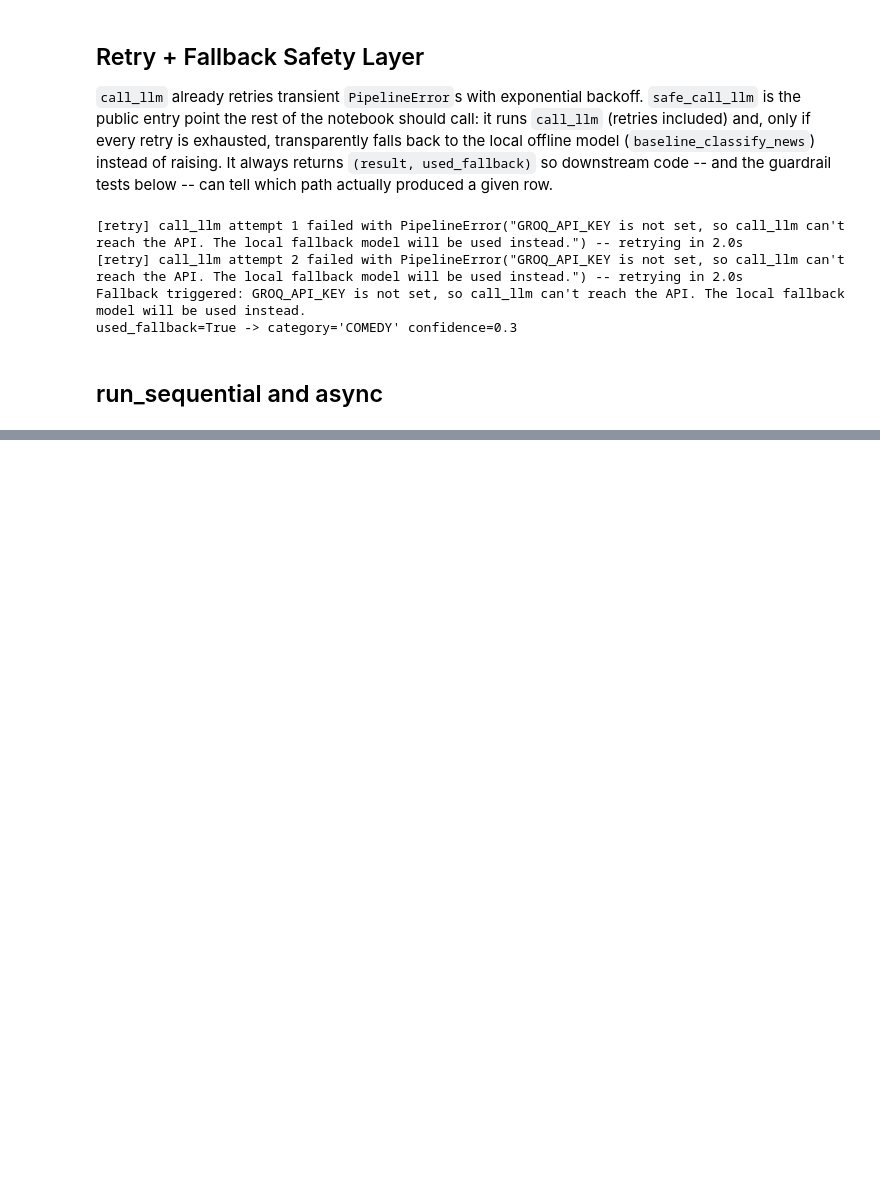
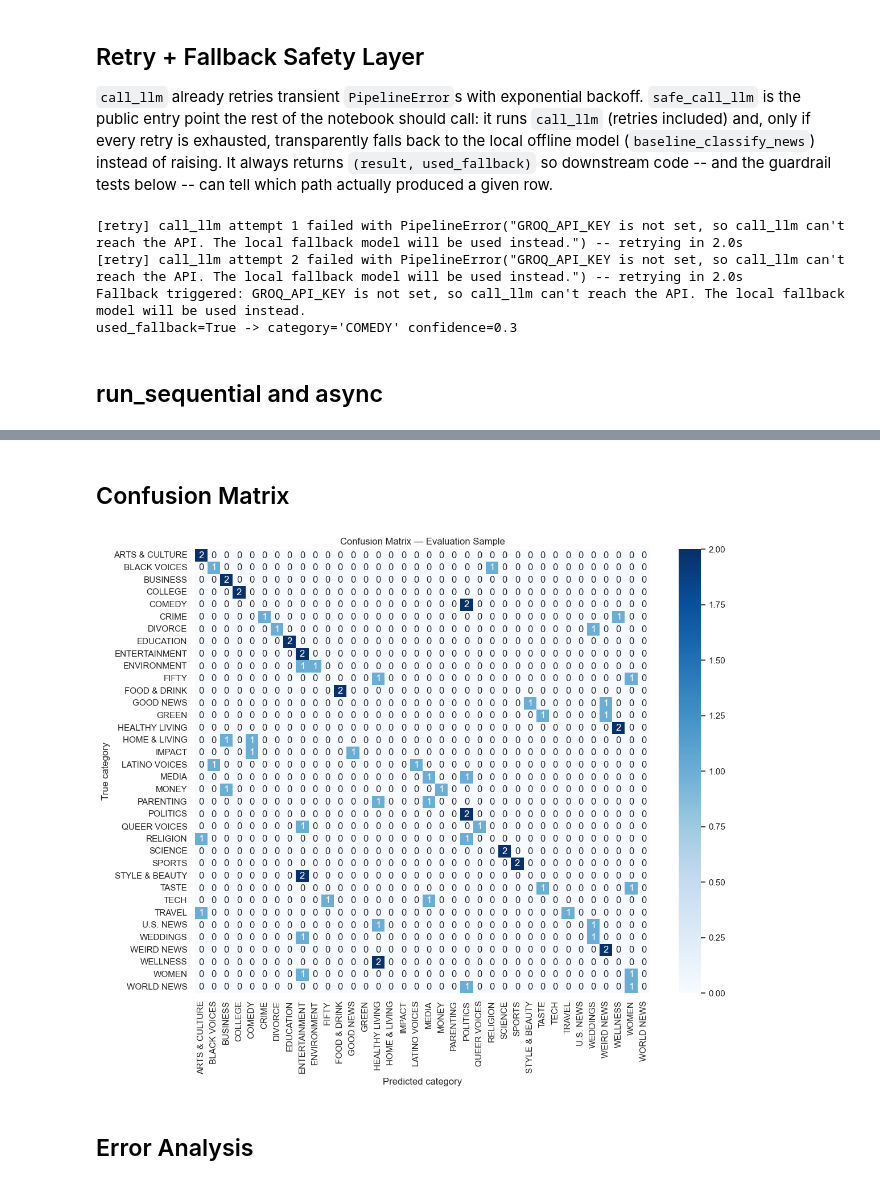
Before and after one commit to DEPI-AIS7-S1-GROUP1/news-intelligence-pipeline, a Jupyter notebook: News_Intelligence.ipynb, the cells around one changed output, grey strips where cells are left out. Cells and saved outputs as stored; diff of their text form; code cells hidden in the pictures; blank space fills up the shorter version.

Commit message:
metrics done

```diff
--- a/News_Intelligence.ipynb
+++ b/News_Intelligence.ipynb
@@ -658,0 +711,21 @@ def run_async(df_subset: pd.DataFrame) -> pd.DataFrame:
+# %%
+from sklearn.metrics import accuracy_score, precision_recall_fscore_support, classification_report
+
+y_true = eval_results["true_category"]
+y_pred = eval_results["predicted_category"]
+
+accuracy = accuracy_score(y_true, y_pred)
+precision, recall, f1, _ = precision_recall_fscore_support(
+    y_true, y_pred, average="macro", zero_division=0
+)
+
+fallback_rate = eval_results["used_fallback"].mean()
+
+print(f"Accuracy:  {accuracy:.3f}")
+print(f"Precision (macro): {precision:.3f}")
+print(f"Recall (macro):    {recall:.3f}")
+print(f"F1 (macro):        {f1:.3f}")
+print(f"Fallback rate:     {fallback_rate:.1%}  (share of rows answered by the offline model)")
+
+print("\nFull per-category report:\n")
+print(classification_report(y_true, y_pred, zero_division=0))
@@ -658,0 +750,28 @@ def run_async(df_subset: pd.DataFrame) -> pd.DataFrame:
+# %% [markdown]
+## Confusion Matrix
+# %%
+from sklearn.metrics import confusion_matrix
+
+# Only include categories that actually appear in the sample's true/predicted
+# labels — with 40+ possible categories, a full matrix would be unreadable.
+labels_in_sample = sorted(set(y_true) | set(y_pred))
+
+cm = confusion_matrix(y_true, y_pred, labels=labels_in_sample)
+
+plt.figure(figsize=(12, 10))
+sns.heatmap(
+    cm, annot=True, fmt="d", cmap="Blues",
+    xticklabels=labels_in_sample, yticklabels=labels_in_sample,
+    cbar=True
+)
+plt.xlabel("Predicted category")
+plt.ylabel("True category")
+plt.title("Confusion Matrix — Evaluation Sample")
+plt.xticks(rotation=90)
+plt.yticks(rotation=0)
+plt.tight_layout()
+plt.show()
+# %% [output]
+[figure, added]
+# %% [markdown]
+## Error Analysis
```
Also changed, not shown: parts of 13 cells of this notebook.
